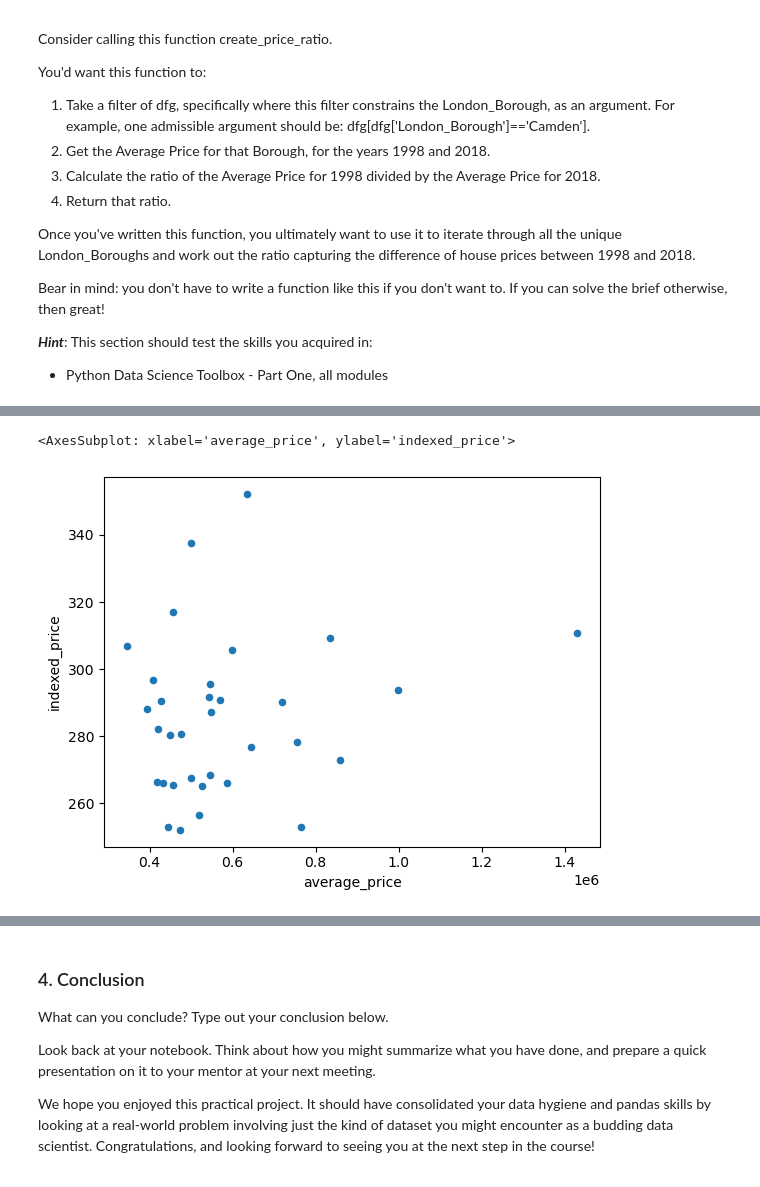
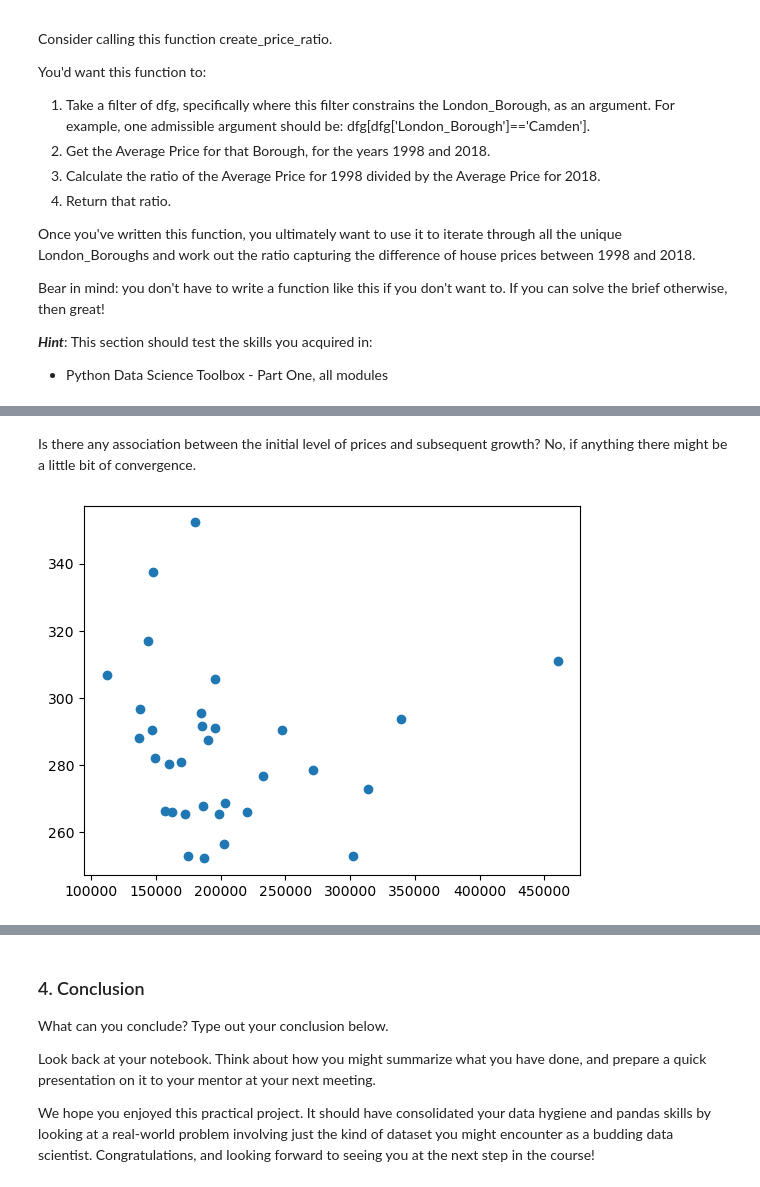
Before and after one commit to msc2106/springboard-data-science, a Jupyter notebook: Unit 4 Challenge - Tier 3.ipynb, the cells around one changed output, grey strips where cells are left out. Cells and saved outputs as stored; diff of their text form; code cells hidden in the pictures.

```diff
--- a/Unit 4 Challenge - Tier 3.ipynb
+++ b/Unit 4 Challenge - Tier 3.ipynb
@@ -338,9 +328,12 @@ london_properties_annual.query('year == 2022').sort_values('indexed_price', asce
-# %%
-london_properties_annual.query('year == 2022').plot(
-    kind = 'scatter',
-    x = 'average_price',
-    y = 'indexed_price'
-)
-# %% [output]
-<AxesSubplot: xlabel='average_price', ylabel='indexed_price'>
-[figure, removed]
+# %% [markdown]
+Is there any association between the initial level of prices and subsequent growth? No, if anything there might be a little bit of convergence.
+# %%
+plt.clf()
+plt.scatter(
+    baseline_values,
+    london_properties_annual.query('year == 2022').sort_values('borough')['indexed_price'],
+)
+
+plt.show()
+# %% [output]
+[figure, added]
```
Also changed, not shown: parts of 10 cells of this notebook.
